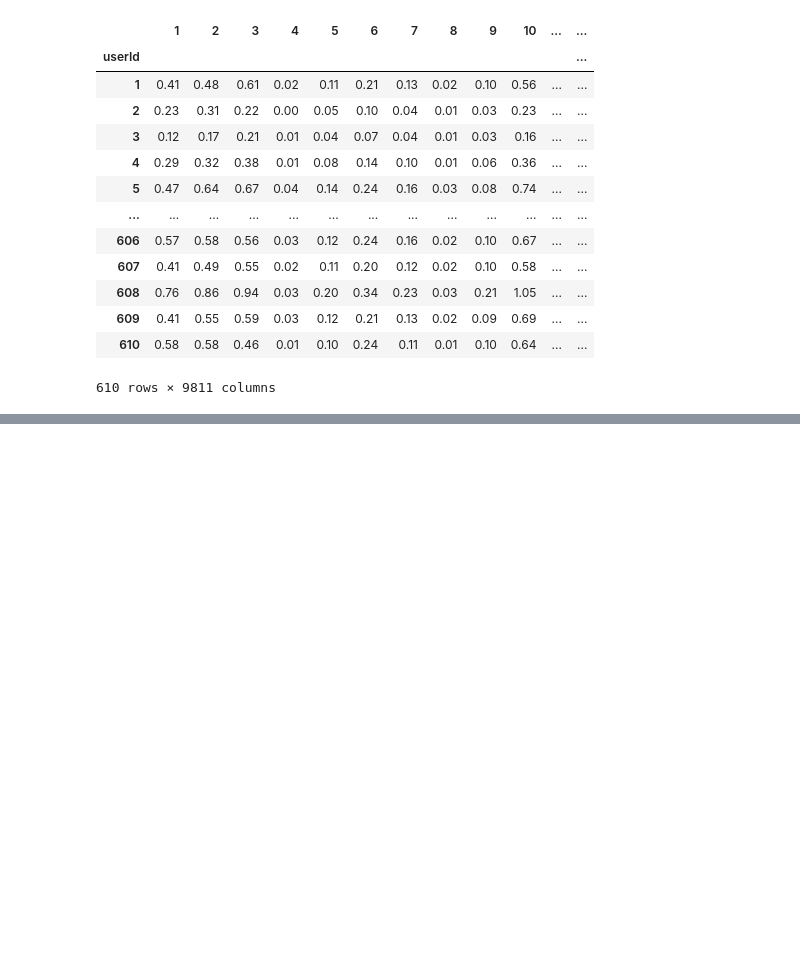
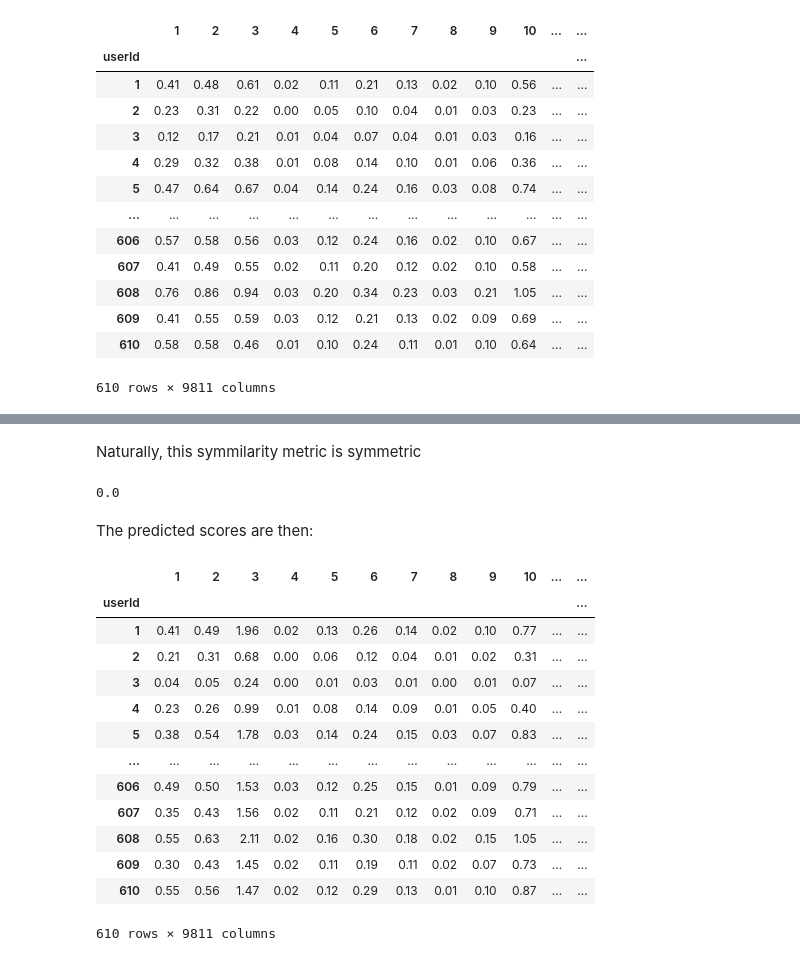
Before and after one commit to DataForScience/G4DS, a Jupyter notebook: 5. Recommender Systems - MovieLens.ipynb, the cells around one changed output, grey strips where cells are left out. Cells and saved outputs as stored; diff of their text form; code cells hidden in the pictures; blank space fills up the shorter version.

```diff
--- a/5. Recommender Systems - MovieLens.ipynb
+++ b/5. Recommender Systems - MovieLens.ipynb
@@ -142,8 +162,6 @@ pprint(MM.shape)
 ## Similarity
 # %% [markdown]
 Let us define the similarity between two users (UU) or movies (MM) to simply be the fraction of edges user u shares with user u. For convenience, we supply the one-mode UU projection directly
-# %%
-S = UU.copy().astype('float')
 # %%
 def similarity(X, kx):
     S = X.copy().astype('float')
@@ -218,0 +241,3 @@ v.round(2)
+# %%
+UUr = ratings.dot(ratings.T)
+MMr = ratings.T.dot(ratings)
@@ -218,0 +246,3 @@ v.round(2)
+# %%
+Sr = similarity(UUr, k_user)
+print(Sr)
@@ -219,3 +287,29 @@ v.round(2)
+# %% [markdown]
+Naturally, this symmilarity metric is symmetric
+# %%
+(Sr-Sr.T).mean().sum()
+# %% [output]
+0.0
+# %% [markdown]
+The predicted scores are then:
+# %%
+v = predict_score(A, Sr)
+v.round(2)
+# %% [output]
+|  | 1 | 2 | 3 | 4 | 5 | 6 | 7 | 8 | 9 | 10 | ... | ... |
+| userId |  |  |  |  |  |  |  |  |  |  |  | ... |
+| 1 | 0.41 | 0.49 | 1.96 | 0.02 | 0.13 | 0.26 | 0.14 | 0.02 | 0.10 | 0.77 | ... | ... |
+| 2 | 0.21 | 0.31 | 0.68 | 0.00 | 0.06 | 0.12 | 0.04 | 0.01 | 0.02 | 0.31 | ... | ... |
+| 3 | 0.04 | 0.05 | 0.24 | 0.00 | 0.01 | 0.03 | 0.01 | 0.00 | 0.01 | 0.07 | ... | ... |
+| 4 | 0.23 | 0.26 | 0.99 | 0.01 | 0.08 | 0.14 | 0.09 | 0.01 | 0.05 | 0.40 | ... | ... |
+| 5 | 0.38 | 0.54 | 1.78 | 0.03 | 0.14 | 0.24 | 0.15 | 0.03 | 0.07 | 0.83 | ... | ... |
+| ... | ... | ... | ... | ... | ... | ... | ... | ... | ... | ... | ... | ... |
+| 606 | 0.49 | 0.50 | 1.53 | 0.03 | 0.12 | 0.25 | 0.15 | 0.01 | 0.09 | 0.79 | ... | ... |
+| 607 | 0.35 | 0.43 | 1.56 | 0.02 | 0.11 | 0.21 | 0.12 | 0.02 | 0.09 | 0.71 | ... | ... |
+| 608 | 0.55 | 0.63 | 2.11 | 0.02 | 0.16 | 0.30 | 0.18 | 0.02 | 0.15 | 1.05 | ... | ... |
+| 609 | 0.30 | 0.43 | 1.45 | 0.02 | 0.11 | 0.19 | 0.11 | 0.02 | 0.07 | 0.73 | ... | ... |
+| 610 | 0.55 | 0.56 | 1.47 | 0.02 | 0.12 | 0.29 | 0.13 | 0.01 | 0.10 | 0.87 | ... | ... |
+610 rows × 9811 columns
 # %% [markdown]
 <div style="width: 100%; overflow: hidden;">
      <img src="data/D4Sci_logo_full.png" alt="Data For Science, Inc" align="center" border="0" width=300px>
```
Also changed, not shown: parts of 10 cells of this notebook, 3 other files.
